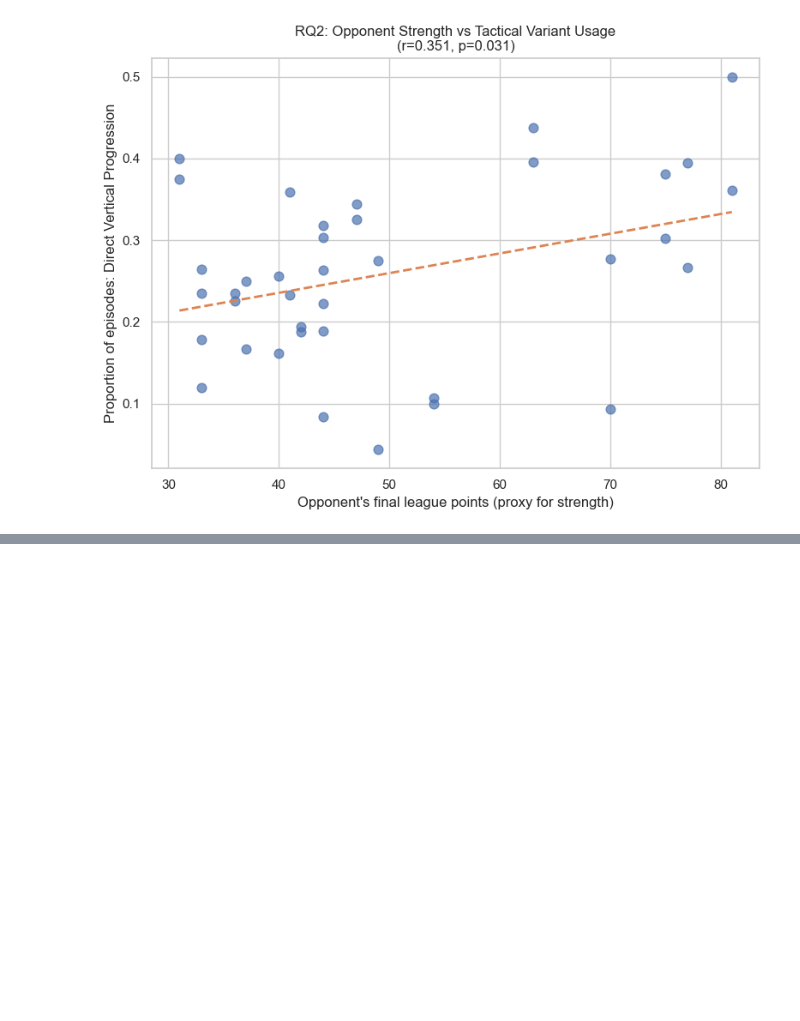
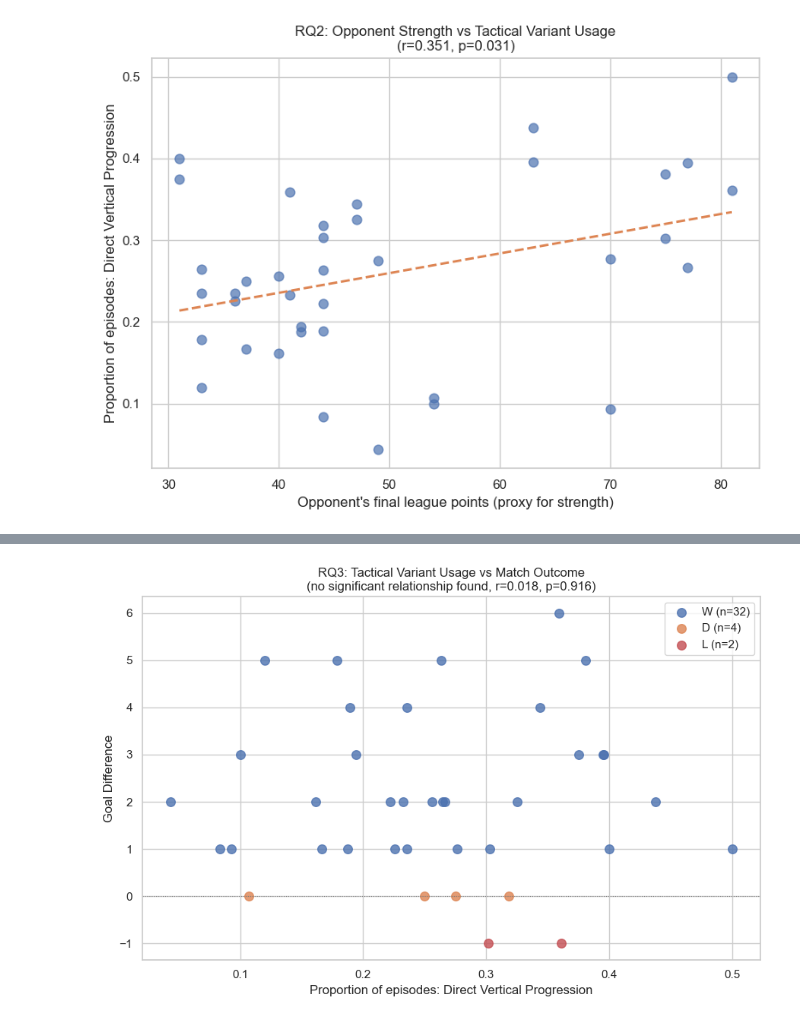
Before and after one commit to Andreas-Angelides/MSc-Dissertation---Passing-Networks, a Jupyter notebook: Dissertation_python_notebook.ipynb, the cells around one changed output, grey strips where cells are left out. Cells and saved outputs as stored; diff of their text form; code cells hidden in the pictures; blank space fills up the shorter version.

Commit message:
Complete RQ3: outcome analysis, all three RQs finished

```diff
--- a/Dissertation_python_notebook.ipynb
+++ b/Dissertation_python_notebook.ipynb
@@ -721,0 +726,25 @@ plt.show()
+# %%
+#The following code block tests the variant-outcome relationship from four angles
+#(goal difference, points, goals scored, goals conceded), then runs a proper multiple
+#regression of goal difference on both pct_direct and opponent_points together.
+
+from scipy import stats
+import statsmodels.api as sm
+
+rq2_df['goal_diff'] = rq2_df['team_score'] - rq2_df['opponent_score']
+rq2_df['points'] = rq2_df['result'].map({'W': 3, 'D': 1, 'L': 0})
+
+corr_gd, p_gd = stats.pearsonr(rq2_df['pct_direct'], rq2_df['goal_diff'])
+corr_pts, p_pts = stats.pearsonr(rq2_df['pct_direct'], rq2_df['points'])
+corr_scored, p_scored = stats.pearsonr(rq2_df['pct_direct'], rq2_df['team_score'])
+corr_conceded, p_conceded = stats.pearsonr(rq2_df['pct_direct'], rq2_df['opponent_score'])
+
+print(f"pct_direct vs goal difference: r={corr_gd:.3f}, p={p_gd:.3f}")
+print(f"pct_direct vs points earned: r={corr_pts:.3f}, p={p_pts:.3f}")
+print(f"pct_direct vs goals scored: r={corr_scored:.3f}, p={p_scored:.3f}")
+print(f"pct_direct vs goals conceded: r={corr_conceded:.3f}, p={p_conceded:.3f}")
+print()
+
+X = sm.add_constant(rq2_df[['pct_direct','opponent_points']])
+model = sm.OLS(rq2_df['goal_diff'], X).fit()
+print(model.summary())
@@ -721,0 +769,19 @@ plt.show()
+# %%
+#Now we produce the the visualisation
+
+fig, ax = plt.subplots(figsize=(9, 6))
+colors = {"W": "#4C72B0", "D": "#DD8452", "L": "#C44E52"}
+for result, color in colors.items():
+    subset = rq2_df[rq2_df['result'] == result]
+    ax.scatter(subset['pct_direct'], subset['goal_diff'], s=70, alpha=0.8,
+               color=color, label=f'{result} (n={len(subset)})')
+ax.axhline(0, color='gray', linewidth=0.8, linestyle=':')
+ax.set_xlabel('Proportion of episodes: Direct Vertical Progression')
+ax.set_ylabel('Goal Difference')
+ax.set_title(f'RQ3: Tactical Variant Usage vs Match Outcome\n(no significant relationship found, r={corr_gd:.3f}, p={p_gd:.3f})')
+ax.legend()
+plt.tight_layout()
+plt.savefig('rq3_outcome.png', dpi=150)
+plt.show()
+# %% [output]
+[figure, added]
```
Also changed, not shown: parts of 2 cells of this notebook, 1 other file.
